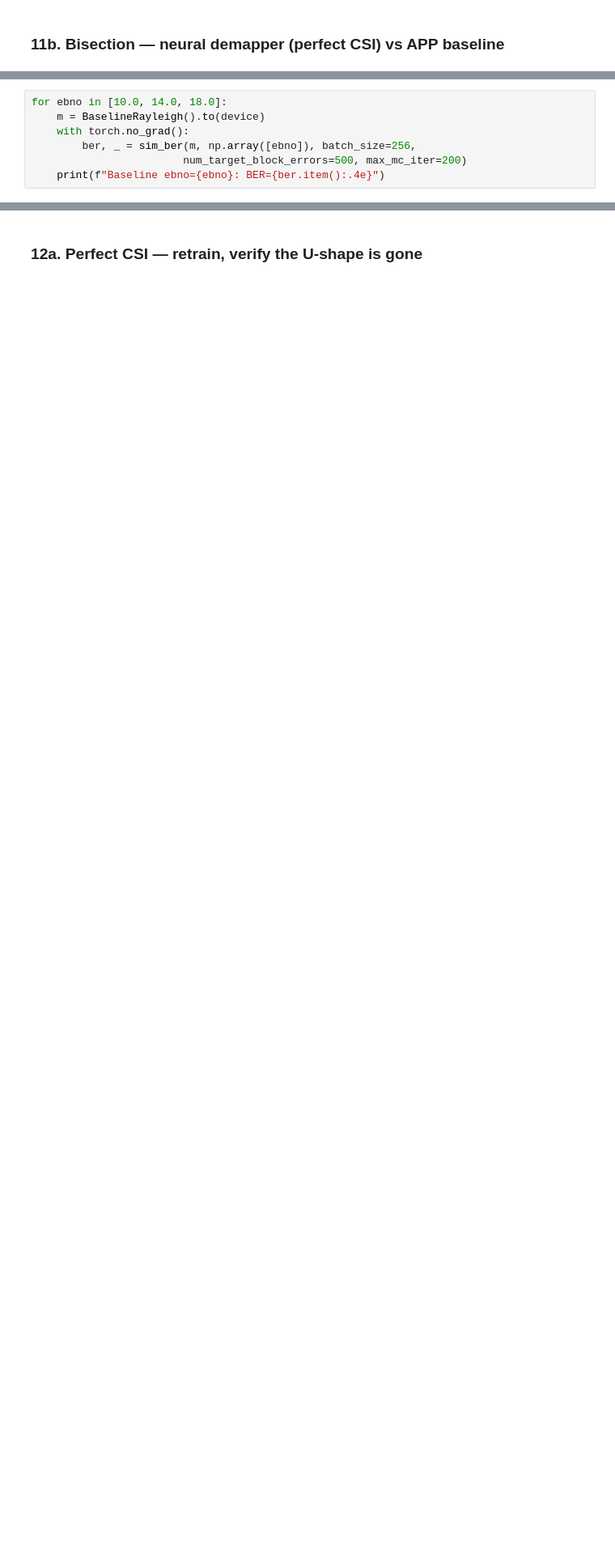
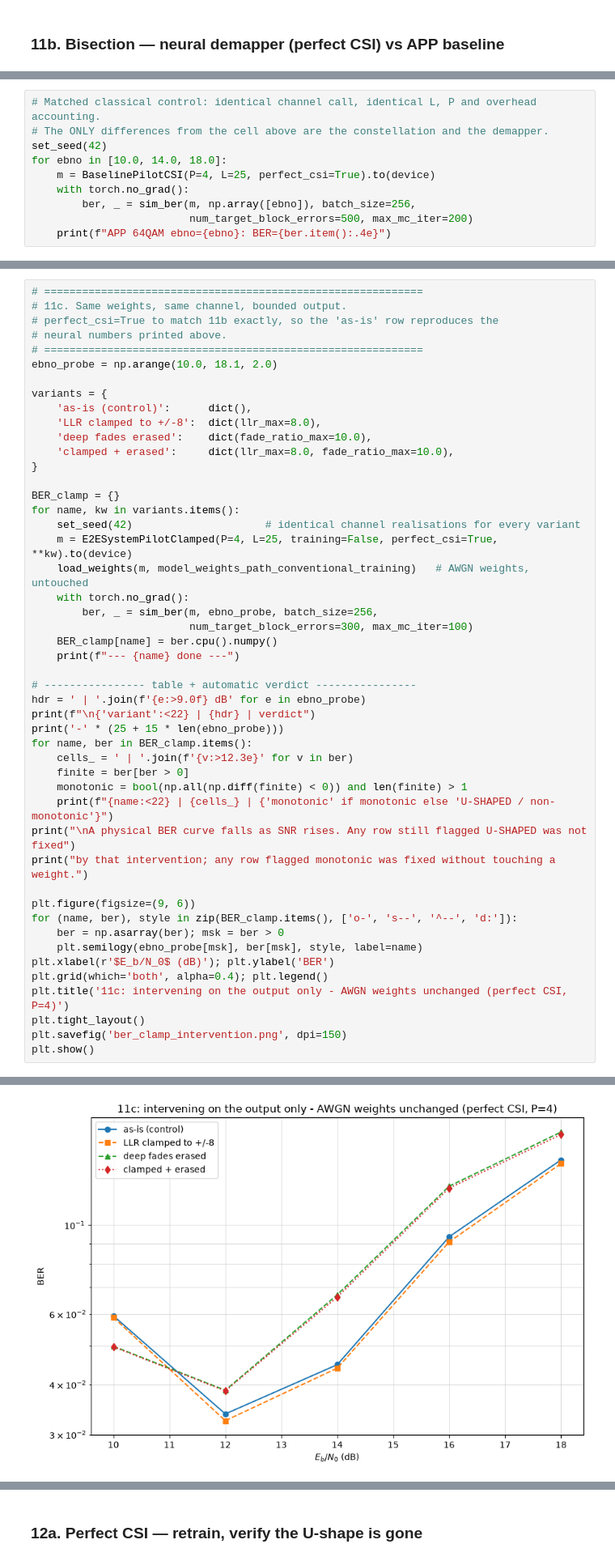
Before and after one commit to MaoYuxingy/AI-Native-Transceiver-Design-for-Next-Generation-Wireless-Networks, a Jupyter notebook: Autoencoder_YuxingMao.ipynb, the cells around one changed output, grey strips where cells are left out. Shown at 81% size. Cells and saved outputs as stored; diff of their text form; blank space fills up the shorter version.

```diff
--- a/Autoencoder_YuxingMao.ipynb
+++ b/Autoencoder_YuxingMao.ipynb
@@ -762,7 +1197,10 @@ for ebno in [10.0, 14.0, 18.0]:
 # %%
+# Matched classical control: identical channel call, identical L, P and overhead accounting.
+# The ONLY differences from the cell above are the constellation and the demapper.
+set_seed(42)
 for ebno in [10.0, 14.0, 18.0]:
-    m = BaselineRayleigh().to(device)
+    m = BaselinePilotCSI(P=4, L=25, perfect_csi=True).to(device)
     with torch.no_grad():
         ber, _ = sim_ber(m, np.array([ebno]), batch_size=256,
-                        num_target_block_errors=500, max_mc_iter=200)
-    print(f"Baseline ebno={ebno}: BER={ber.item():.4e}")
+                         num_target_block_errors=500, max_mc_iter=200)
+    print(f"APP 64QAM ebno={ebno}: BER={ber.item():.4e}")
@@ -768,0 +1250,49 @@ for ebno in [10.0, 14.0, 18.0]:
+# %%
+# ============================================================
+# 11c. Same weights, same channel, bounded output.
+# perfect_csi=True to match 11b exactly, so the 'as-is' row reproduces the
+# neural numbers printed above.
+# ============================================================
+ebno_probe = np.arange(10.0, 18.1, 2.0)
+
+variants = {
+    'as-is (control)':      dict(),
+    'LLR clamped to +/-8':  dict(llr_max=8.0),
+    'deep fades erased':    dict(fade_ratio_max=10.0),
+    'clamped + erased':     dict(llr_max=8.0, fade_ratio_max=10.0),
+}
+
+BER_clamp = {}
+for name, kw in variants.items():
+    set_seed(42)                     # identical channel realisations for every variant
+    m = E2ESystemPilotClamped(P=4, L=25, training=False, perfect_csi=True, **kw).to(device)
+    load_weights(m, model_weights_path_conventional_training)   # AWGN weights, untouched
+    with torch.no_grad():
+        ber, _ = sim_ber(m, ebno_probe, batch_size=256,
+                         num_target_block_errors=300, max_mc_iter=100)
+    BER_clamp[name] = ber.cpu().numpy()
+    print(f"--- {name} done ---")
+
+# ---------------- table + automatic verdict ----------------
+hdr = ' | '.join(f'{e:>9.0f} dB' for e in ebno_probe)
+print(f"\n{'variant':<22} | {hdr} | verdict")
+print('-' * (25 + 15 * len(ebno_probe)))
+for name, ber in BER_clamp.items():
+    cells_ = ' | '.join(f'{v:>12.3e}' for v in ber)
+    finite = ber[ber > 0]
+    monotonic = bool(np.all(np.diff(finite) < 0)) and len(finite) > 1
+    print(f"{name:<22} | {cells_} | {'monotonic' if monotonic else 'U-SHAPED / non-monotonic'}")
+print("\nA physical BER curve falls as SNR rises. Any row still flagged U-SHAPED was not fixed")
+print("by that intervention; any row flagged monotonic was fixed without touching a weight.")
+
+plt.figure(figsize=(9, 6))
+for (name, ber), style in zip(BER_clamp.items(), ['o-', 's--', '^--', 'd:']):
+    ber = np.asarray(ber); msk = ber > 0
+    plt.semilogy(ebno_probe[msk], ber[msk], style, label=name)
+plt.xlabel(r'$E_b/N_0$ (dB)'); plt.ylabel('BER')
+plt.grid(which='both', alpha=0.4); plt.legend()
+plt.title('11c: intervening on the output only - AWGN weights unchanged (perfect CSI, P=4)')
+plt.tight_layout()
+plt.savefig('ber_clamp_intervention.png', dpi=150)
+plt.show()
+# %% [output]
@@ -769,3 +1316,4 @@ for ebno in [10.0, 14.0, 18.0]:
+[figure, added]
 # %% [markdown]
 ## 12. The fix: retrain on the Rayleigh channel
 
```
Also changed, not shown: parts of 62 cells of this notebook, 9 other files.
